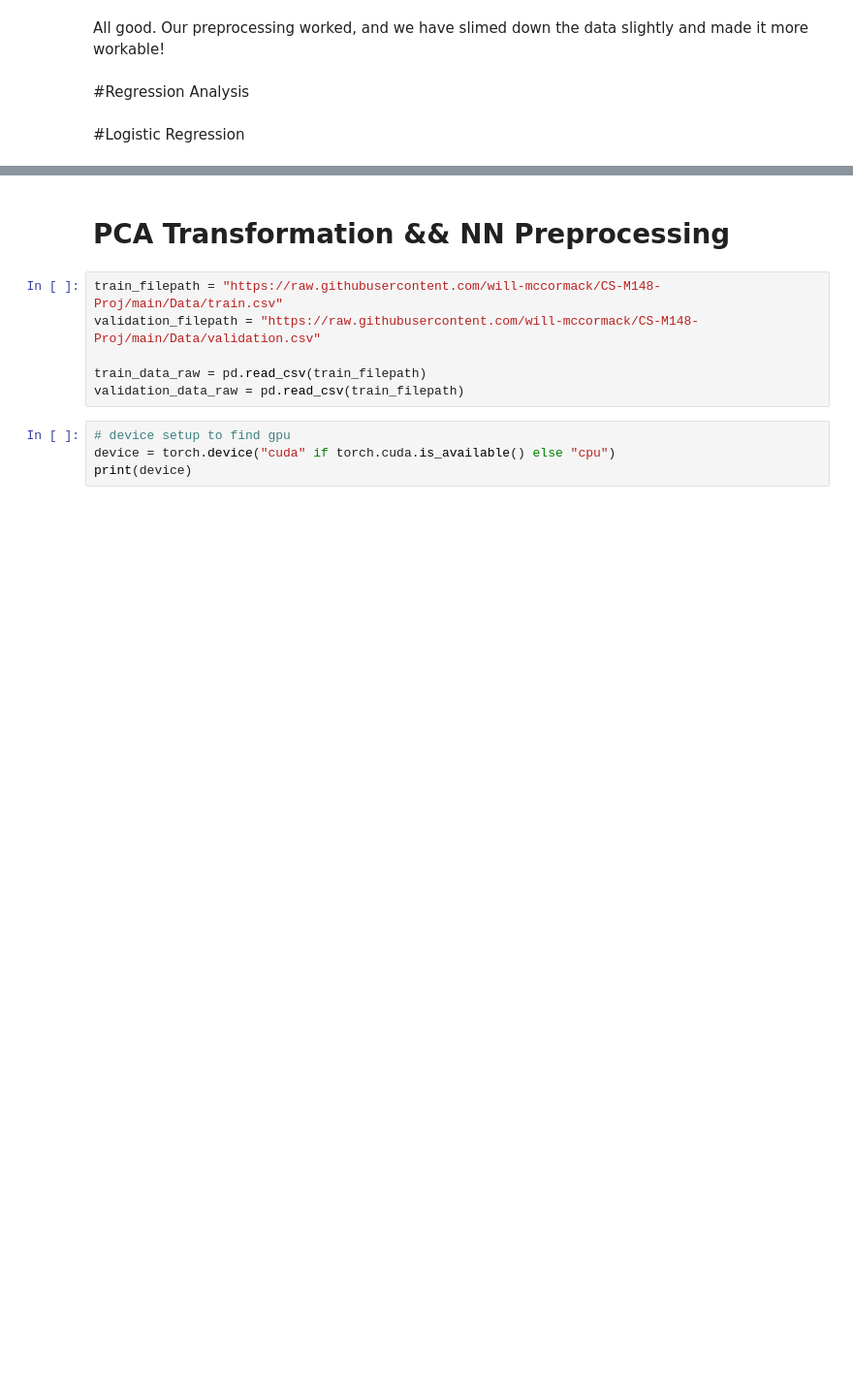
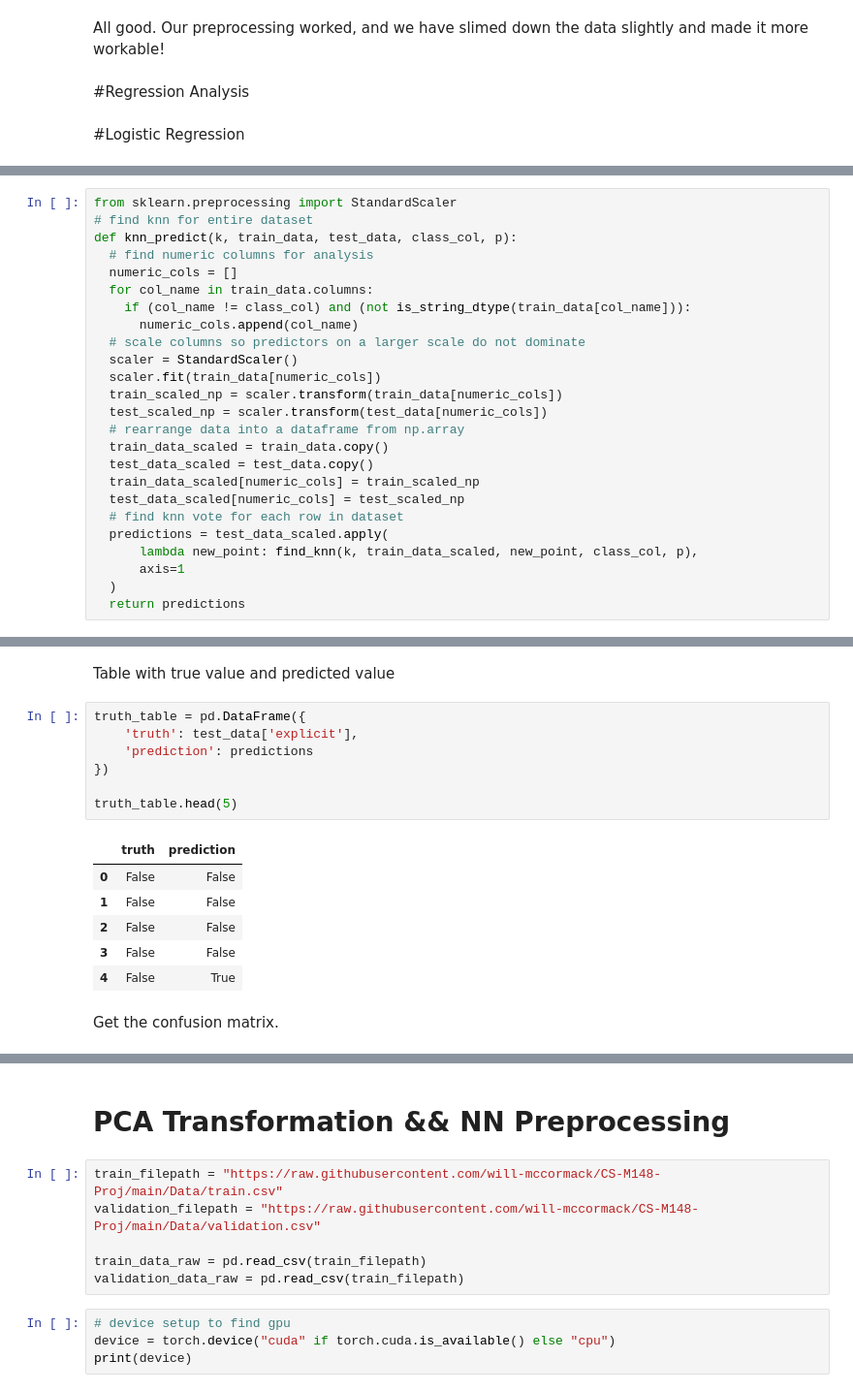
Before and after one commit to will-mccormack/CS-M148-Proj, a Jupyter notebook: Final_Project_Main.ipynb, the cells around one changed output, grey strips where cells are left out. Shown at 97% size. Saved outputs shown, nothing was run; the diff lists cells and outputs as text; blank space fills up the shorter version.

```diff
--- a/Final_Project_Main.ipynb
+++ b/Final_Project_Main.ipynb
@@ -530,0 +567,25 @@ All good. Our preprocessing worked, and we have slimed down the data slightly an
+# %%
+from sklearn.preprocessing import StandardScaler
+# find knn for entire dataset
+def knn_predict(k, train_data, test_data, class_col, p):
+  # find numeric columns for analysis
+  numeric_cols = []
+  for col_name in train_data.columns:
+    if (col_name != class_col) and (not is_string_dtype(train_data[col_name])):
+      numeric_cols.append(col_name)
+  # scale columns so predictors on a larger scale do not dominate
+  scaler = StandardScaler()
+  scaler.fit(train_data[numeric_cols])
+  train_scaled_np = scaler.transform(train_data[numeric_cols])
+  test_scaled_np = scaler.transform(test_data[numeric_cols])
+  # rearrange data into a dataframe from np.array
+  train_data_scaled = train_data.copy()
+  test_data_scaled = test_data.copy()
+  train_data_scaled[numeric_cols] = train_scaled_np
+  test_data_scaled[numeric_cols] = test_scaled_np
+  # find knn vote for each row in dataset
+  predictions = test_data_scaled.apply(
+      lambda new_point: find_knn(k, train_data_scaled, new_point, class_col, p),
+      axis=1
+  )
+  return predictions
@@ -530,0 +609,18 @@ All good. Our preprocessing worked, and we have slimed down the data slightly an
+# %% [markdown]
+Table with true value and predicted value
+# %%
+truth_table = pd.DataFrame({
+    'truth': test_data['explicit'],
+    'prediction': predictions
+})
+
+truth_table.head(5)
+# %% [output]
+|  | truth | prediction |
+| 0 | False | False |
+| 1 | False | False |
+| 2 | False | False |
+| 3 | False | False |
+| 4 | False | True |
+# %% [markdown]
+Get the confusion matrix.
```
Also changed, not shown: parts of 35 cells of this notebook.
